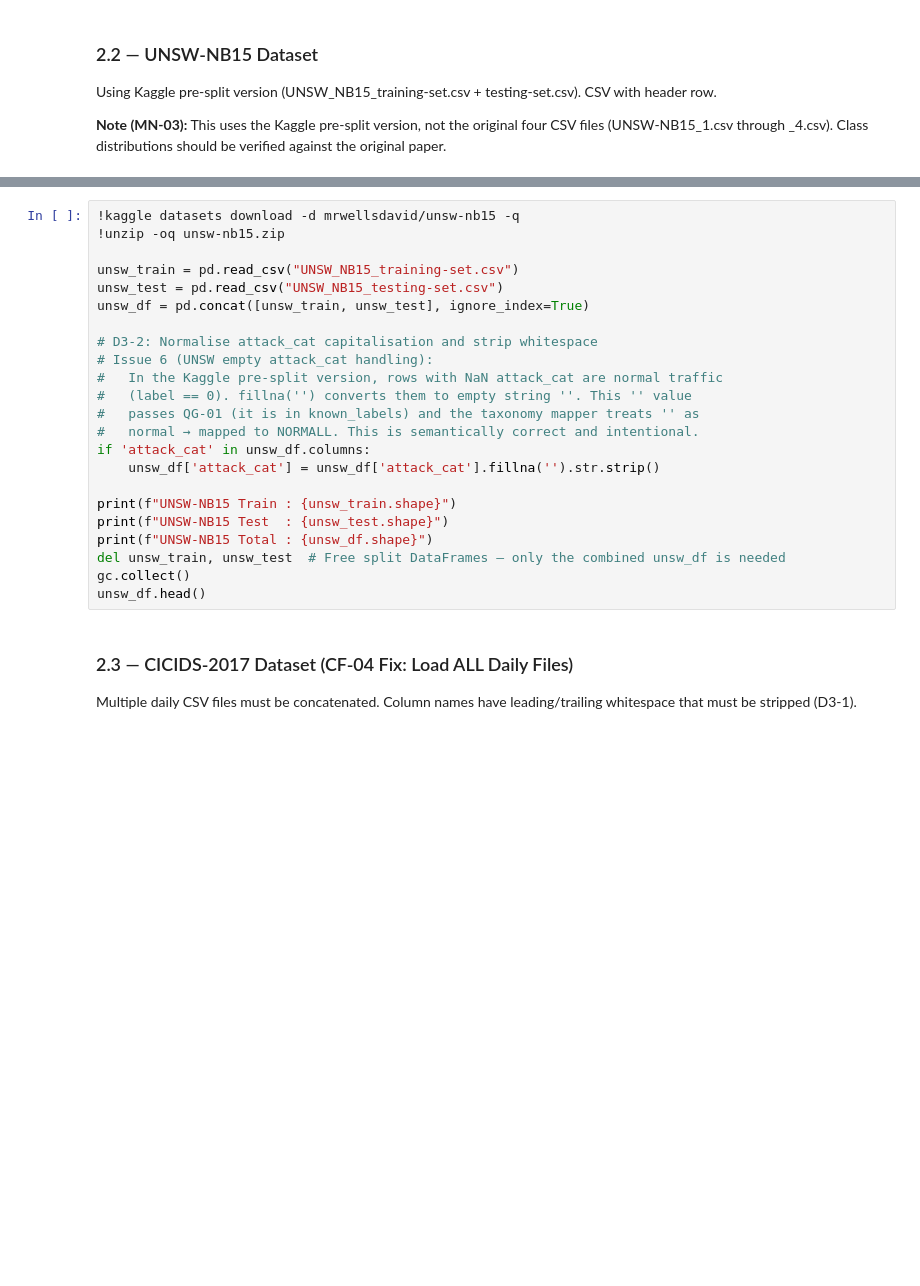
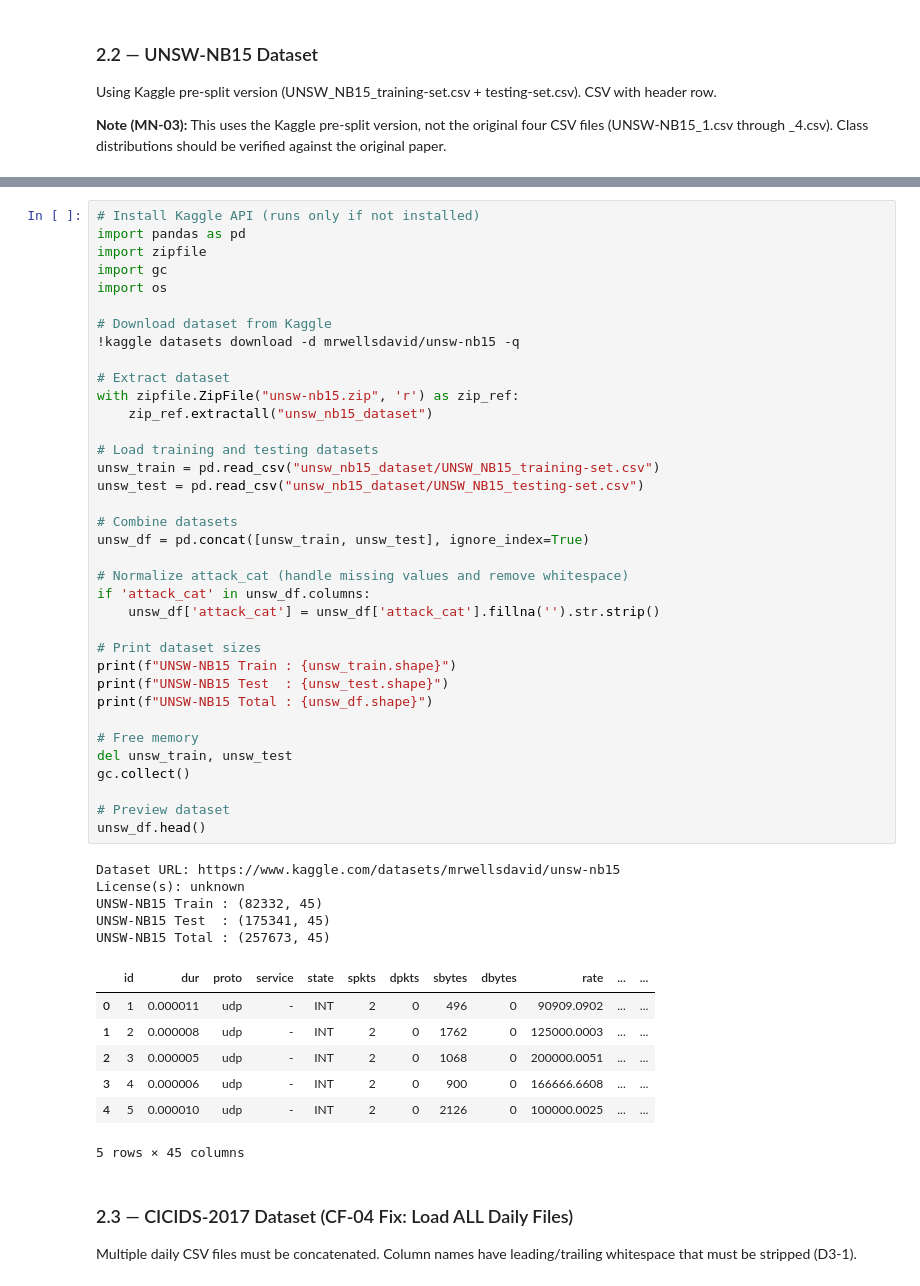
Before and after one commit to 23071A0537/MINOR-PROJECT, a Jupyter notebook: PreProcessing/Stage1_Preprocessing_Complete.ipynb, the cells around one changed output, grey strips where cells are left out. Cells and saved outputs as stored; diff of their text form; blank space fills up the shorter version.

```diff
--- a/PreProcessing/Stage1_Preprocessing_Complete.ipynb
+++ b/PreProcessing/Stage1_Preprocessing_Complete.ipynb
@@ -109,26 +148,52 @@ uploaded = files.upload()
 # %%
+# Install Kaggle API (runs only if not installed)
+import pandas as pd
+import zipfile
+import gc
+import os
+
+# Download dataset from Kaggle
 !kaggle datasets download -d mrwellsdavid/unsw-nb15 -q
-!unzip -oq unsw-nb15.zip
 
-unsw_train = pd.read_csv("UNSW_NB15_training-set.csv")
-unsw_test = pd.read_csv("UNSW_NB15_testing-set.csv")
+# Extract dataset
+with zipfile.ZipFile("unsw-nb15.zip", 'r') as zip_ref:
+    zip_ref.extractall("unsw_nb15_dataset")
+
+# Load training and testing datasets
+unsw_train = pd.read_csv("unsw_nb15_dataset/UNSW_NB15_training-set.csv")
+unsw_test = pd.read_csv("unsw_nb15_dataset/UNSW_NB15_testing-set.csv")
+
+# Combine datasets
 unsw_df = pd.concat([unsw_train, unsw_test], ignore_index=True)
 
-# D3-2: Normalise attack_cat capitalisation and strip whitespace
-# Issue 6 (UNSW empty attack_cat handling):
-#   In the Kaggle pre-split version, rows with NaN attack_cat are normal traffic
-#   (label == 0). fillna('') converts them to empty string ''. This '' value
-#   passes QG-01 (it is in known_labels) and the taxonomy mapper treats '' as
-#   normal → mapped to NORMALL. This is semantically correct and intentional.
+# Normalize attack_cat (handle missing values and remove whitespace)
 if 'attack_cat' in unsw_df.columns:
     unsw_df['attack_cat'] = unsw_df['attack_cat'].fillna('').str.strip()
 
+# Print dataset sizes
 print(f"UNSW-NB15 Train : {unsw_train.shape}")
 print(f"UNSW-NB15 Test  : {unsw_test.shape}")
 print(f"UNSW-NB15 Total : {unsw_df.shape}")
-del unsw_train, unsw_test  # Free split DataFrames — only the combined unsw_df is needed
+
+# Free memory
+del unsw_train, unsw_test
 gc.collect()
+
+# Preview dataset
 unsw_df.head()
+# %% [output]
+Dataset URL: https://www.kaggle.com/datasets/mrwellsdavid/unsw-nb15
+License(s): unknown
+UNSW-NB15 Train : (82332, 45)
+UNSW-NB15 Test  : (175341, 45)
+UNSW-NB15 Total : (257673, 45)
+|  | id | dur | proto | service | state | spkts | dpkts | sbytes | dbytes | rate | ... | ... |
+| 0 | 1 | 0.000011 | udp | - | INT | 2 | 0 | 496 | 0 | 90909.0902 | ... | ... |
+| 1 | 2 | 0.000008 | udp | - | INT | 2 | 0 | 1762 | 0 | 125000.0003 | ... | ... |
+| 2 | 3 | 0.000005 | udp | - | INT | 2 | 0 | 1068 | 0 | 200000.0051 | ... | ... |
+| 3 | 4 | 0.000006 | udp | - | INT | 2 | 0 | 900 | 0 | 166666.6608 | ... | ... |
+| 4 | 5 | 0.000010 | udp | - | INT | 2 | 0 | 2126 | 0 | 100000.0025 | ... | ... |
+5 rows × 45 columns
 # %% [markdown]
 ### 2.3 — CICIDS-2017 Dataset (CF-04 Fix: Load ALL Daily Files)
 Multiple daily CSV files must be concatenated. Column names have leading/trailing whitespace that must be stripped (D3-1).
```
Also changed, not shown: parts of 23 cells of this notebook, 5 other files.
